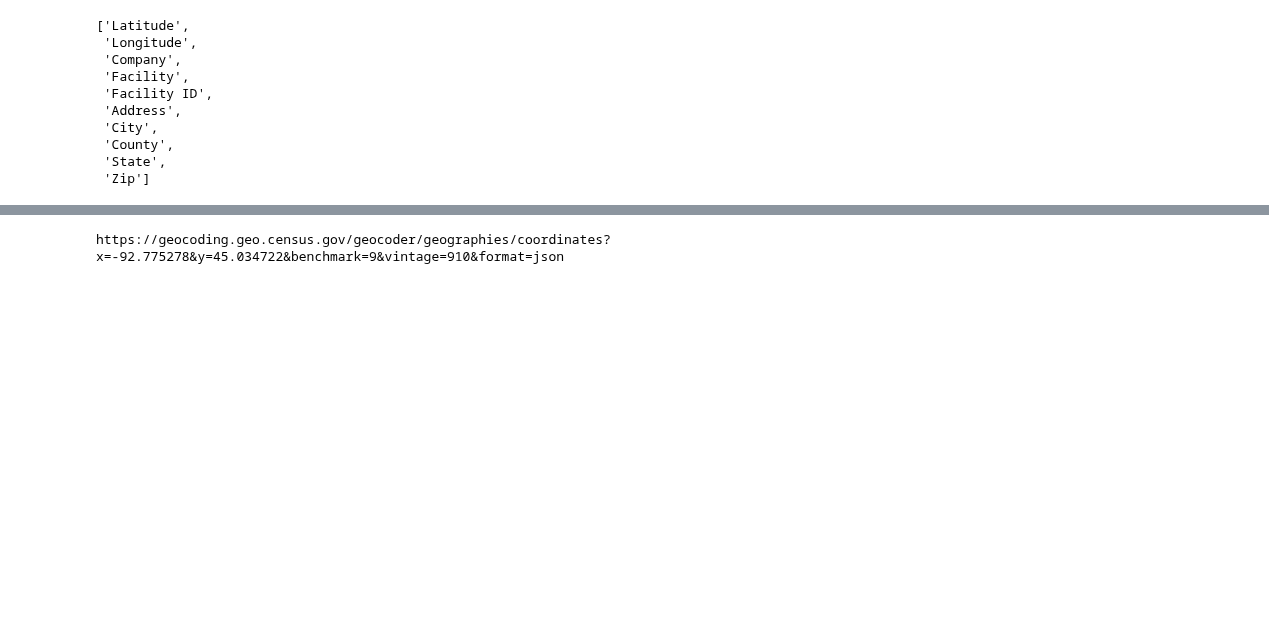
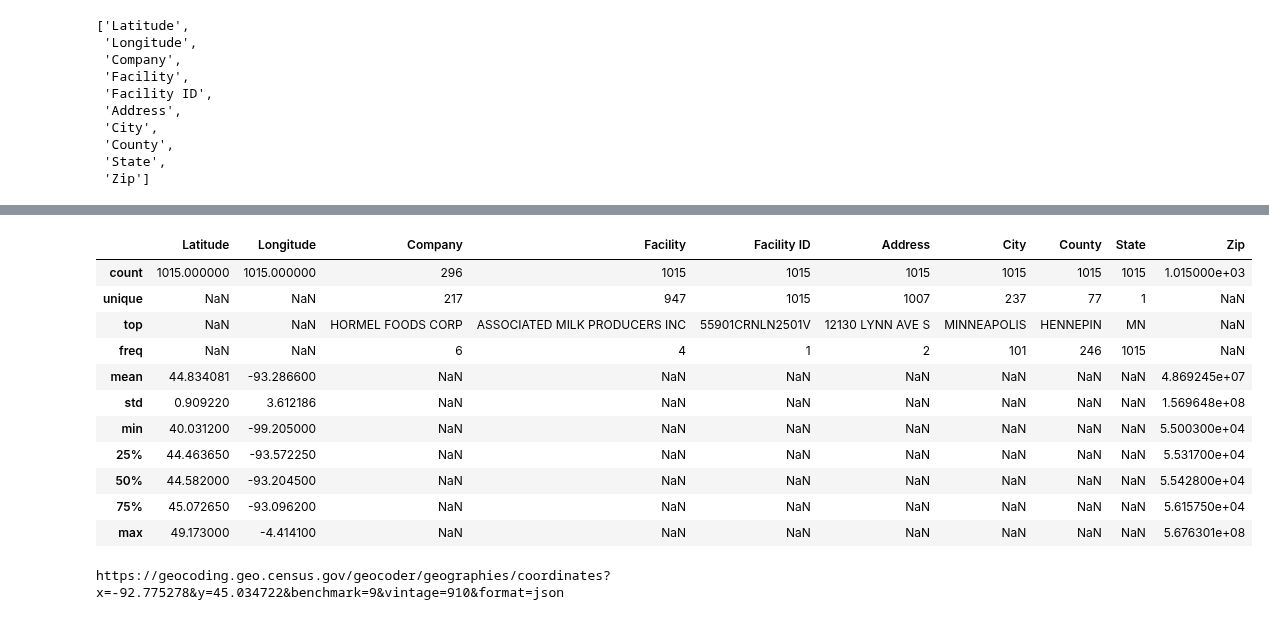
Before and after one commit to alvern/Group_Project_Grad_Rates, a Jupyter notebook: andy_notebook.ipynb, the cells around one changed output, grey strips where cells are left out. Cells and saved outputs as stored; diff of their text form; code cells hidden in the pictures; blank space fills up the shorter version.

```diff
--- a/andy_notebook.ipynb
+++ b/andy_notebook.ipynb
@@ -228,6 +228,25 @@ tri_df.head()
 | 3 | 45.3407 | -93.1309 | WATER WORKS MANUFACTURING | CAMBRIDGE METALS and PLASTICS | 55008CMBRD500SC | 500 S CLEVELAND | CAMBRIDGE | ISANTI | MN | 55008 |
 | 4 | 45.3345 | -93.1312 | NaN | CANADIAN HARVEST USA | 55008CNDNH1001S | 1001 S CLEVELAND ST | CAMBRIDGE | ISANTI | MN | 55008 |
 | 6 | 45.3451 | -93.1255 | NaN | ARROW TANK and ENGINEERING CO | 55008RRWTN650NO | 650 N EMERSON | CAMBRIDGE | ISANTI | MN | 55008 |
+# %%
+tri_df = tri_df[tri_df['Latitude'] != 0]
+tri_df = tri_df[tri_df['Latitude'] <= 50]
+tri_df = tri_df[tri_df['Latitude'] >= 30]
+# %%
+tri_df.describe(include='all')
+# %% [output]
+|  | Latitude | Longitude | Company | Facility | Facility ID | Address | City | County | State | Zip |
+| count | 1015.000000 | 1015.000000 | 296 | 1015 | 1015 | 1015 | 1015 | 1015 | 1015 | 1.015000e+03 |
+| unique | NaN | NaN | 217 | 947 | 1015 | 1007 | 237 | 77 | 1 | NaN |
+| top | NaN | NaN | HORMEL FOODS CORP | ASSOCIATED MILK PRODUCERS INC | 55901CRNLN2501V | 12130 LYNN AVE S | MINNEAPOLIS | HENNEPIN | MN | NaN |
+| freq | NaN | NaN | 6 | 4 | 1 | 2 | 101 | 246 | 1015 | NaN |
+| mean | 44.834081 | -93.286600 | NaN | NaN | NaN | NaN | NaN | NaN | NaN | 4.869245e+07 |
+| std | 0.909220 | 3.612186 | NaN | NaN | NaN | NaN | NaN | NaN | NaN | 1.569648e+08 |
+| min | 40.031200 | -99.205000 | NaN | NaN | NaN | NaN | NaN | NaN | NaN | 5.500300e+04 |
+| 25% | 44.463650 | -93.572250 | NaN | NaN | NaN | NaN | NaN | NaN | NaN | 5.531700e+04 |
+| 50% | 44.582000 | -93.204500 | NaN | NaN | NaN | NaN | NaN | NaN | NaN | 5.542800e+04 |
+| 75% | 45.072650 | -93.096200 | NaN | NaN | NaN | NaN | NaN | NaN | NaN | 5.615750e+04 |
+| max | 49.173000 | -4.414100 | NaN | NaN | NaN | NaN | NaN | NaN | NaN | 5.676301e+08 |
 # %%
 tri_df.to_csv('Resources/tri_df.csv')
 # %%
```
Also changed, not shown: parts of 2 cells of this notebook, 2 other files.
